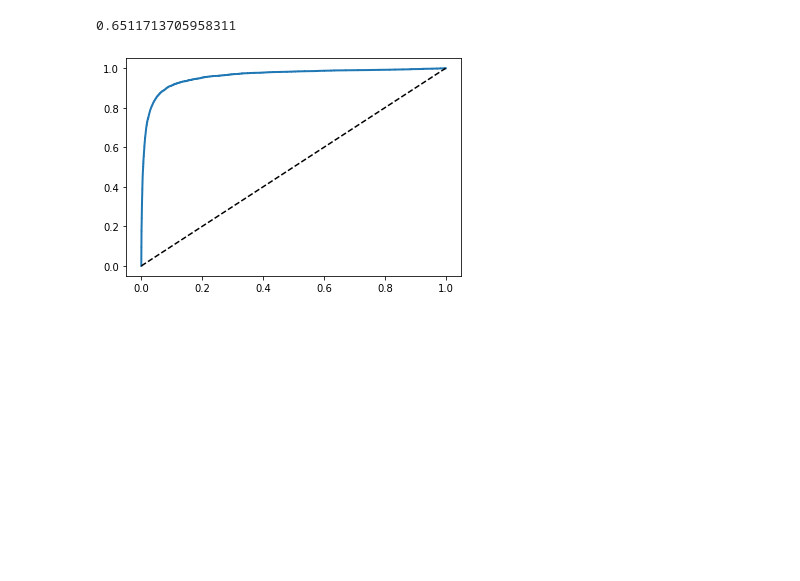
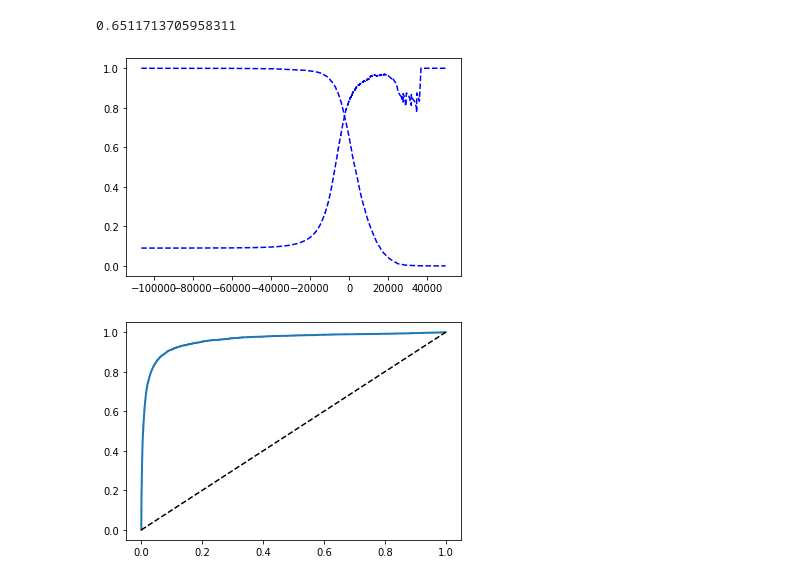
Before and after one commit to ahmer09/Machine_Learning, a Jupyter notebook: Classification.ipynb, the cells around one changed output. Drawn from its saved outputs; the diff is of its cells as text; code cells hidden in the pictures; blank space fills up the shorter version.

```diff
--- a/Classification.ipynb
+++ b/Classification.ipynb
@@ -129,3 +131,18 @@ y_scores = cross_val_predict(sgd_clf, X_train, y_train_5, cv=3, method="decision
+# %%
+#From Precision/Recall Tradeoff
+from sklearn.metrics import precision_recall_curve
+
+precisions, recalls, threshold = precision_recall_curve(y_train_5, y_scores)
+
+def plot_precision_recall_vs_threshold(predictions, recalls, threshold):
+    plt.plot(threshold, precisions[:-1], "b--", label="Precision")
+    plt.plot(threshold, recalls[:-1], "b--", label="Recall")
+
+
+plot_precision_recall_vs_threshold(precisions, recalls, threshold)
+plt.show()
+# %% [output]
+[figure, added]
 # %%
 
 from sklearn.metrics import roc_curve
```
Also changed, not shown: parts of 27 cells of this notebook.
